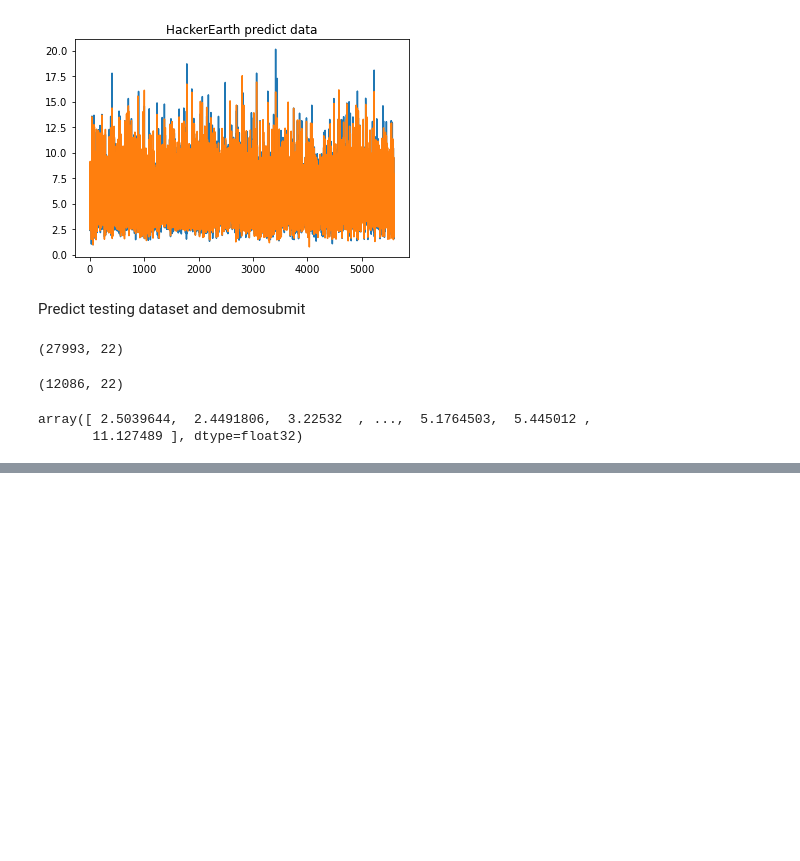
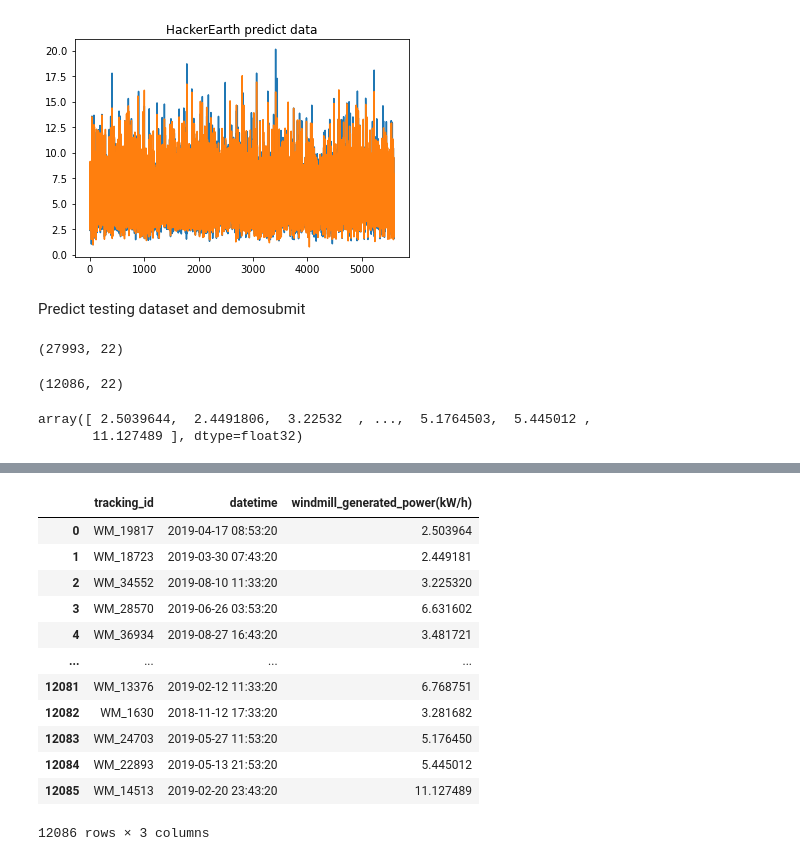
Before and after one commit to PTson2207/Engineer-Selection, a Jupyter notebook: model.ipynb, the cells around one changed output, grey strips where cells are left out. Drawn from its saved outputs; the diff is of its cells as text; code cells hidden in the pictures; blank space fills up the shorter version.

Commit message:
save data and submit result

```diff
--- a/model.ipynb
+++ b/model.ipynb
@@ -67,3 +67,6 @@ test_pred
 # %% [output]
 array([ 2.5039644,  2.4491806,  3.22532  , ...,  5.1764503,  5.445012 ,
        11.127489 ], dtype=float32)
+# %%
+sub = pd.read_csv("Data/power-data/save_data/sub_pre.csv")
+sub.head()
@@ -69,0 +80,20 @@ array([ 2.5039644,  2.4491806,  3.22532  , ...,  5.1764503,  5.445012 ,
+# %%
+sub = sub.drop(['Unnamed: 0'], axis=1)
+# %%
+sub["windmill_generated_power(kW/h)"] = test_pred
+# %%
+sub
+# %% [output]
+|  | tracking_id | datetime | windmill_generated_power(kW/h) |
+| 0 | WM_19817 | 2019-04-17 08:53:20 | 2.503964 |
+| 1 | WM_18723 | 2019-03-30 07:43:20 | 2.449181 |
+| 2 | WM_34552 | 2019-08-10 11:33:20 | 3.225320 |
+| 3 | WM_28570 | 2019-06-26 03:53:20 | 6.631602 |
+| 4 | WM_36934 | 2019-08-27 16:43:20 | 3.481721 |
+| ... | ... | ... | ... |
+| 12081 | WM_13376 | 2019-02-12 11:33:20 | 6.768751 |
+| 12082 | WM_1630 | 2018-11-12 17:33:20 | 3.281682 |
+| 12083 | WM_24703 | 2019-05-27 11:53:20 | 5.176450 |
+| 12084 | WM_22893 | 2019-05-13 21:53:20 | 5.445012 |
+| 12085 | WM_14513 | 2019-02-20 23:43:20 | 11.127489 |
+12086 rows × 3 columns
```
Also changed, not shown: parts of 2 cells of this notebook, 3 other files.
